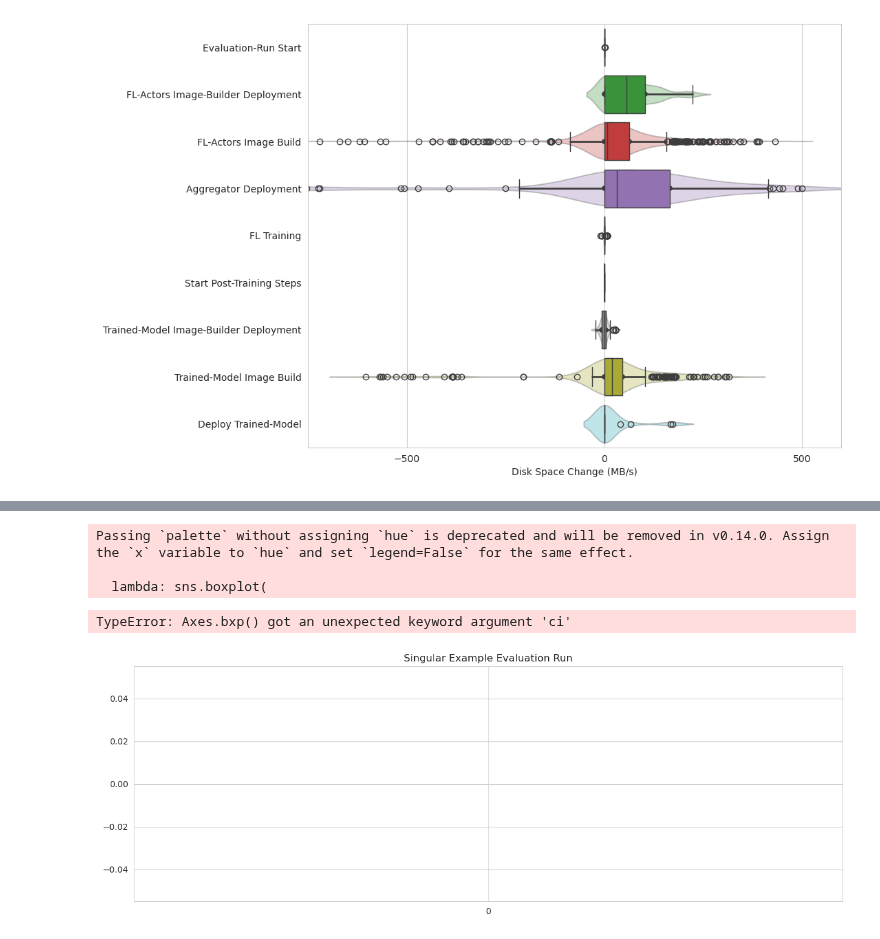
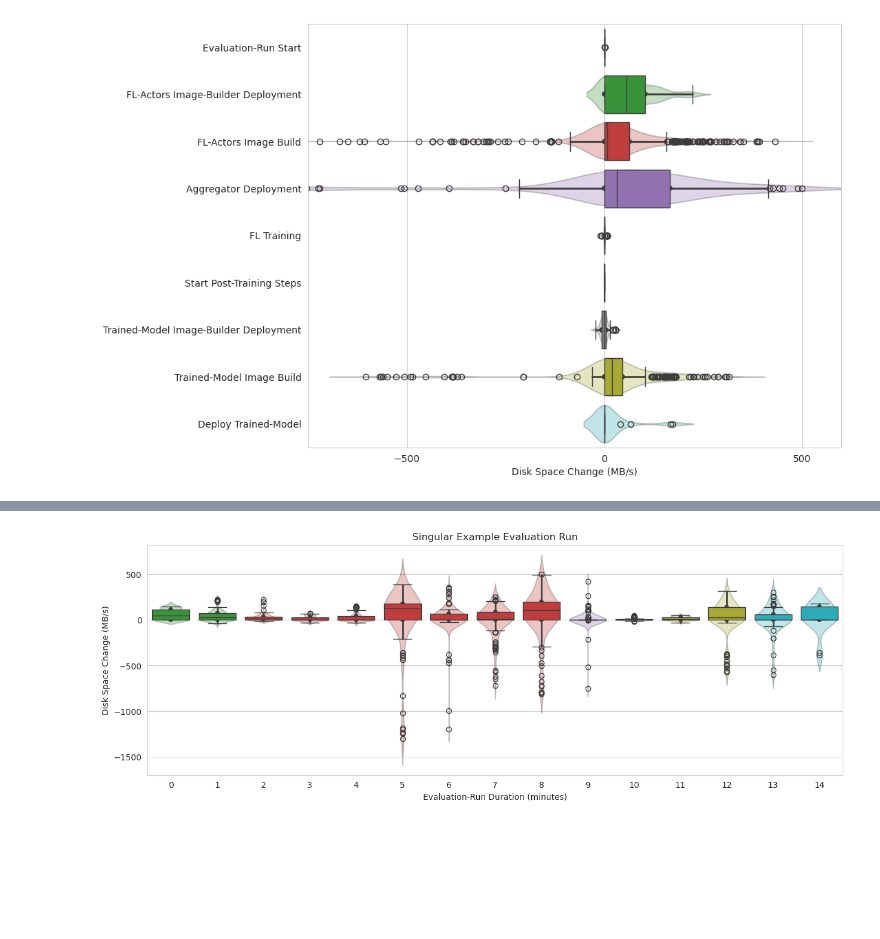
Before and after one commit to oakestra/oakestra-cli, a Jupyter notebook: oak_cli/evaluation/addons/flops/evaluations/1_simplest/notebooks/disk.ipynb, the cells around one changed output, grey strips where cells are left out. Saved outputs shown, nothing was run; the diff lists cells and outputs as text; code cells hidden in the pictures; blank space fills up the shorter version.

```diff
--- a/oak_cli/evaluation/addons/flops/evaluations/1_simplest/notebooks/disk.ipynb
+++ b/oak_cli/evaluation/addons/flops/evaluations/1_simplest/notebooks/disk.ipynb
@@ -41,45 +40,8 @@ Passing `palette` without assigning `hue` is deprecated and will be removed in v
-# %%
-max_y = singular_run_df[DISK_LAST_KEY].max()
-_test = singular_run_df.copy()
-_test[["Disk MB/s"]] = round(_test[[DISK_LAST_KEY]] / 5, 0)
-_test.reset_index(inplace=True)
-_test[TIME_START_KEY] = round(_test[TIME_START_KEY]).astype(int)
-_test.set_index(TIME_START_KEY, inplace=True)
-
-
-
-from oak_cli.evaluation.addons.flops.utils.stages.auxiliary import (
-    get_stage_color_mapping,
-)
-
-stage_color_map = get_stage_color_mapping(use_stage_names_as_keys=True)
-
-test_dict = {}
-for i, row in _test.iterrows():
-    color = stage_color_map[row[STAGE_KEY]]
-    test_dict[str(i)] = color
-
-
-draw_graph(
-    size=(15,5),
-    title="Singular Example Evaluation Run",
-    data=_test[[CPU_KEY, STAGE_KEY]],
-    plot_functions=[
-        lambda: sns.boxplot(
-        #lambda: sns.barplot(
-            data=_test,
-            x=TIME_START_KEY,
-            y="Disk MB/s",
-            palette=test_dict,
-            ci=None,
-            #ci=,
-        )
-    ],
-    y_label="Disk Space Change Between Measurements (MB)",
-)
-# %% [output]
-Passing `palette` without assigning `hue` is deprecated and will be removed in v0.14.0. Assign the `x` variable to `hue` and set `legend=False` for the same effect.
-
-  lambda: sns.boxplot(
-TypeError: Axes.bxp() got an unexpected keyword argument 'ci'
-[figure, removed]
+# %%
+draw_mb_per_second_graph(
+    data=df,
+    key=DISK_LAST_KEY,
+    y_label="Disk Space Change (MB/s)",
+)
+# %% [output]
+[figure, added]
```
Also changed, not shown: parts of 4 cells of this notebook, 11 other files.
